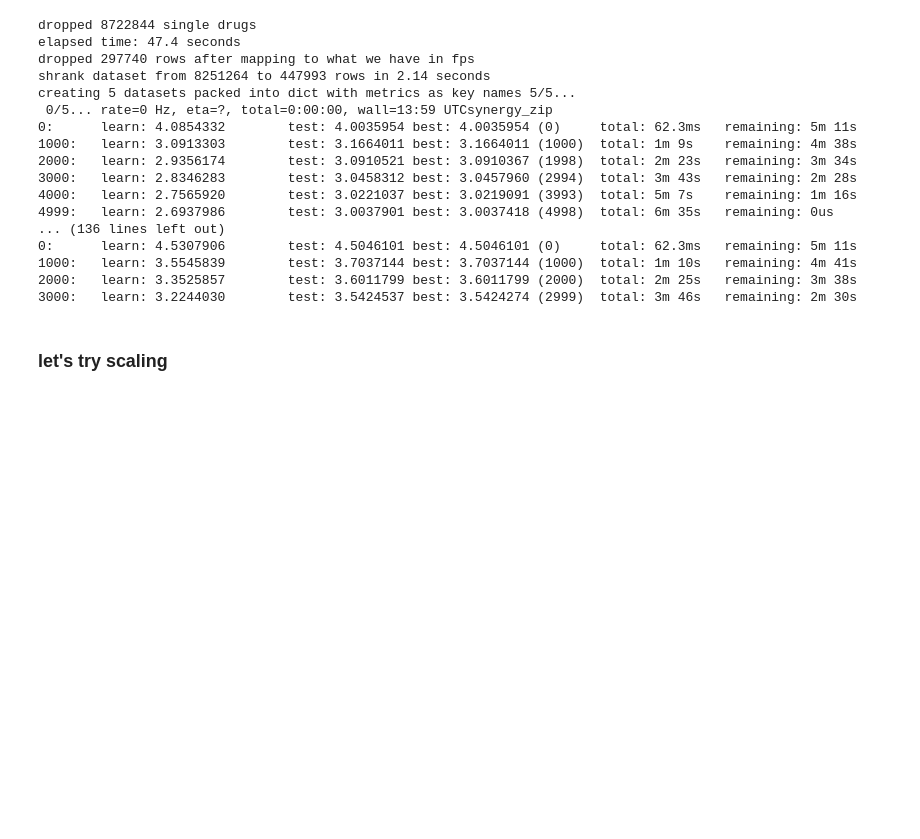
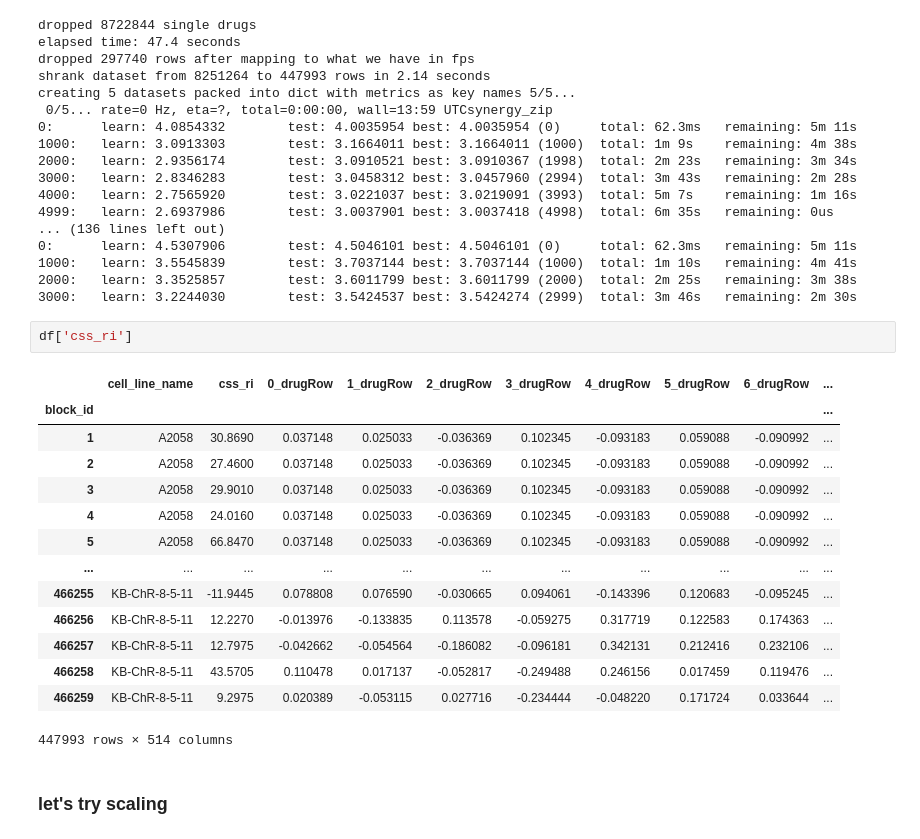
Before and after one commit to NetPharMedGroup/publication_fingerprint, a Jupyter notebook: _6_run_prediction_synergy_sensitivity.ipynb, the cells around one changed output. Cells and saved outputs as stored; diff of their text form; blank space fills up the shorter version.

```diff
--- a/_6_run_prediction_synergy_sensitivity.ipynb
+++ b/_6_run_prediction_synergy_sensitivity.ipynb
@@ -715,6 +755,23 @@ creating 5 datasets packed into dict with metrics as key names 5/5...
 1000:   learn: 3.5545839        test: 3.7037144 best: 3.7037144 (1000)  total: 1m 10s   remaining: 4m 41s
 2000:   learn: 3.3525857        test: 3.6011799 best: 3.6011799 (2000)  total: 2m 25s   remaining: 3m 38s
 3000:   learn: 3.2244030        test: 3.5424537 best: 3.5424274 (2999)  total: 3m 46s   remaining: 2m 30s
+# %%
+df['css_ri']
+# %% [output]
+|  | cell_line_name | css_ri | 0_drugRow | 1_drugRow | 2_drugRow | 3_drugRow | 4_drugRow | 5_drugRow | 6_drugRow | ... |
+| block_id |  |  |  |  |  |  |  |  |  | ... |
+| 1 | A2058 | 30.8690 | 0.037148 | 0.025033 | -0.036369 | 0.102345 | -0.093183 | 0.059088 | -0.090992 | ... |
+| 2 | A2058 | 27.4600 | 0.037148 | 0.025033 | -0.036369 | 0.102345 | -0.093183 | 0.059088 | -0.090992 | ... |
+| 3 | A2058 | 29.9010 | 0.037148 | 0.025033 | -0.036369 | 0.102345 | -0.093183 | 0.059088 | -0.090992 | ... |
+| 4 | A2058 | 24.0160 | 0.037148 | 0.025033 | -0.036369 | 0.102345 | -0.093183 | 0.059088 | -0.090992 | ... |
+| 5 | A2058 | 66.8470 | 0.037148 | 0.025033 | -0.036369 | 0.102345 | -0.093183 | 0.059088 | -0.090992 | ... |
+| ... | ... | ... | ... | ... | ... | ... | ... | ... | ... | ... |
+| 466255 | KB-ChR-8-5-11 | -11.9445 | 0.078808 | 0.076590 | -0.030665 | 0.094061 | -0.143396 | 0.120683 | -0.095245 | ... |
+| 466256 | KB-ChR-8-5-11 | 12.2270 | -0.013976 | -0.133835 | 0.113578 | -0.059275 | 0.317719 | 0.122583 | 0.174363 | ... |
+| 466257 | KB-ChR-8-5-11 | 12.7975 | -0.042662 | -0.054564 | -0.186082 | -0.096181 | 0.342131 | 0.212416 | 0.232106 | ... |
+| 466258 | KB-ChR-8-5-11 | 43.5705 | 0.110478 | 0.017137 | -0.052817 | -0.249488 | 0.246156 | 0.017459 | 0.119476 | ... |
+| 466259 | KB-ChR-8-5-11 | 9.2975 | 0.020389 | -0.053115 | 0.027716 | -0.234444 | -0.048220 | 0.171724 | 0.033644 | ... |
+447993 rows × 514 columns
 # %% [markdown]
 ### let's try scaling
 # %% [markdown]
```
Also changed, not shown: parts of 4 cells of this notebook, 13 other files.
